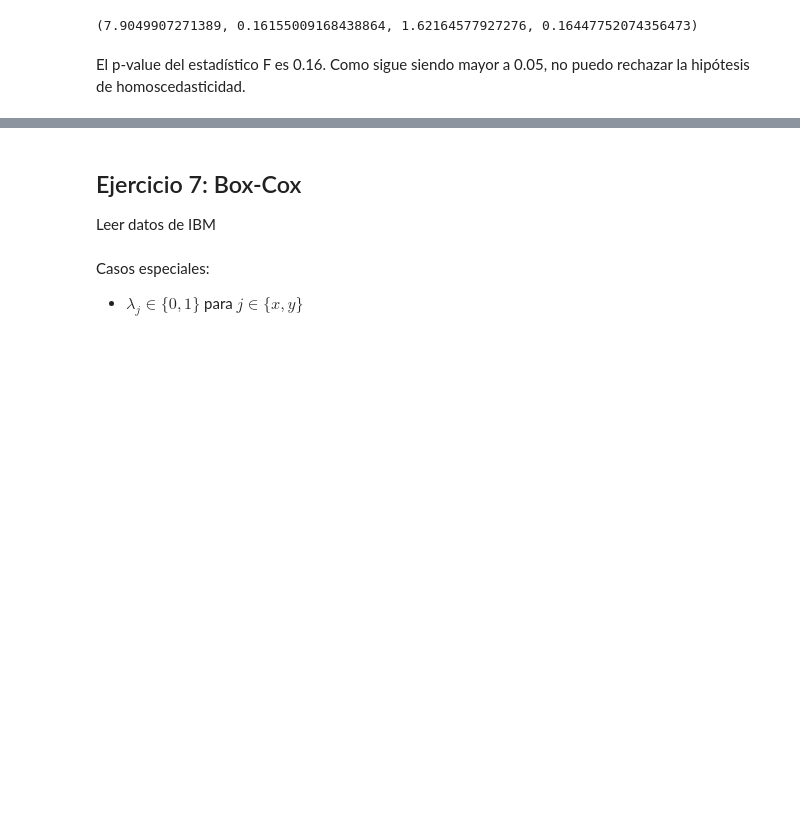
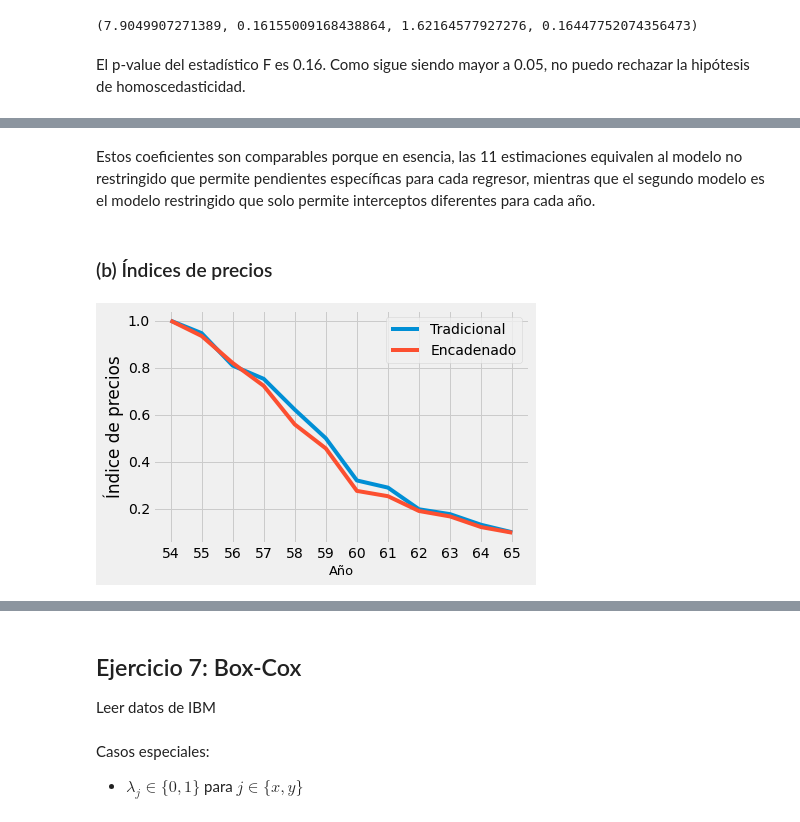
Before and after one commit to ArturoSbr/precios_hedonicos, a Jupyter notebook: cod/final.ipynb, the cells around one changed output, grey strips where cells are left out. Drawn from its saved outputs; the diff is of its cells as text; code cells hidden in the pictures; blank space fills up the shorter version.

```diff
--- a/cod/final.ipynb
+++ b/cod/final.ipynb
@@ -569,0 +716,16 @@ Crear columnas de año adyacente
+# %%
+models = {}
+dummies = []
+for year in range(55, 66):
+    # Máscara
+    m = df['YEAR'].between(year-1, year)
+    # Objetos
+    X = df.loc[m, ['CONST'] + ['D_'+str(year)] + ['LNMEM','LNMULT','LNACCESS']]
+    y = df.loc[m, 'LNRENT']
+    # Modelo
+    m_temp = sm.OLS(y, X).fit()
+    models[str(year-1)+'-'+str(year)] = m_temp
+    dummies.append(m_temp.params[1])
+
+# Resultados
+t = pd.DataFrame({'Años':list(models.keys()), 'Chained':dummies})
@@ -569,0 +734,11 @@ Crear columnas de año adyacente
+# %%
+# Objetos
+X = df[['CONST'] + ['D_'+str(y) for y in range(55, 66)] + ['LNMEM','LNMULT','LNACCESS']]
+y = df['LNRENT']
+
+# Modelo
+m0 = sm.OLS(y, X).fit()
+
+# Resultados
+t['Tradicional'] = m0.params['D_55':'D_65'].values
+t.round(2)
@@ -569,0 +758,19 @@ Crear columnas de año adyacente
+# %% [markdown]
+Estos coeficientes son comparables porque en esencia, las 11 estimaciones equivalen al modelo no restringido que permite pendientes específicas para cada regresor, mientras que el segundo modelo es el modelo restringido que solo permite interceptos diferentes para cada año.
+# %% [markdown]
+### (b) Índices de precios
+# %%
+# Crear índices
+t = t.assign(Ind_chained=np.exp(t['Chained'].cumsum()),
+             Ind_tradicional=np.exp(t['Tradicional']))
+
+# Visualizar índices
+plt.plot([1] + t['Ind_tradicional'].to_list(), label='Tradicional')
+plt.plot([1] + t['Ind_chained'].to_list(), label='Encadenado')
+plt.xticks(range(len(t) + 1), range(54,66))
+plt.legend()
+plt.xlabel('Año', fontsize=13)
+plt.ylabel('Índice de precios')
+plt.show()
+# %% [output]
+[figure, added]
```
Also changed, not shown: parts of 47 cells of this notebook.
